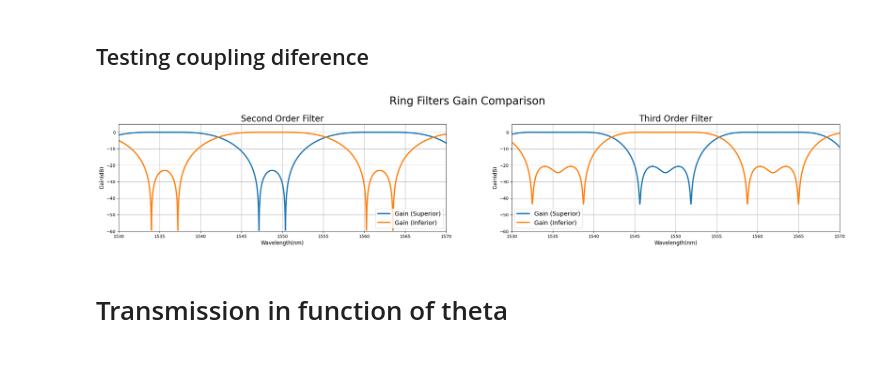
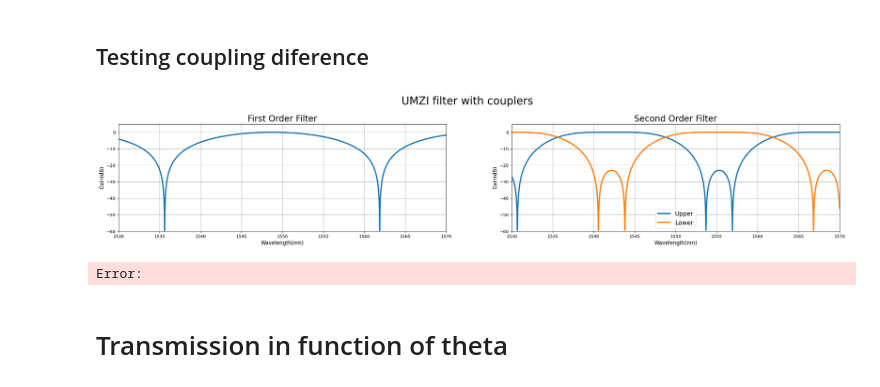
Before and after one commit to CaioRodrigues200/Programmable-Multifunctional-Circuit, a Jupyter notebook: Simulations/INTERCONNECT_Leo.ipynb, the cells around one changed output. Saved outputs shown, nothing was run; the diff lists cells and outputs as text; code cells hidden in the pictures.

Commit message:
Weekly update - Coupling coefficients

```diff
--- a/Simulations/INTERCONNECT_Leo.ipynb
+++ b/Simulations/INTERCONNECT_Leo.ipynb
@@ -913,4 +913,4 @@ figure9.savefig('../Media/UMZI Results/UMZI_unitary_cell_grain_3cells.png',bbox_
 # %% [markdown]
 ## Testing coupling diference
 # %%
-inter = lumapi.INTERCONNECT(filename='../cml/couplingcoefficient.icp')
+inter = lumapi.INTERCONNECT(filename='../cml/test.icp')
@@ -917,44 +999,42 @@ inter = lumapi.INTERCONNECT(filename='../cml/couplingcoefficient.icp')
 # %%
 inter.switchtolayout()
 inter.run()
-second_1 = inter.getresult('ONA_1','input 1/mode 1/gain')['TE gain (dB)']
-second_2 = inter.getresult('ONA_1','input 2/mode 1/gain')['TE gain (dB)']
-third_1 = inter.getresult('ONA_2','input 1/mode 1/gain')['TE gain (dB)']
-third_2 = inter.getresult('ONA_2','input 2/mode 1/gain')['TE gain (dB)']
+
+first = inter.getresult('ONA_1','input 1/mode 1/gain')['TE gain (dB)']
+second_1 = inter.getresult('ONA_2','input 1/mode 1/gain')['TE gain (dB)']
+second_2 = inter.getresult('ONA_2','input 2/mode 1/gain')['TE gain (dB)']
 
 points = 10001
 λ = np.linspace(simulation_band[0]*1e9,simulation_band[-1]*1e9, points)
 figure10, fig = plt.subplots(1, 2, figsize=[30, 5])
 
-figure10.suptitle('Ring Filters Gain Comparison', fontsize=25)
+figure10.suptitle('UMZI filter with couplers', fontsize=25)
 figure10.subplots_adjust(top=0.8)
 
-fig[0].set_title('Second Order Filter', fontsize=20)
+fig[0].set_title('First Order Filter', fontsize=20)
 fig[0].grid()
-fig[0].plot(λ, second_1, label='Gain (Superior)', linewidth=3)
-fig[0].plot(λ, second_2, label='Gain (Inferior)', linewidth=3)
-fig[0].legend(fontsize=14)
+fig[0].plot(λ, first, linewidth=3)
 fig[0].set_xlim(1530, 1570)
 fig[0].set_ylim(-60, 5)
-#fig[0].set_xticks([1540, 1550, 1560], ['1549.5', '1550', '1550.5'])
 fig[0].set_ylabel('Gain(dB)', fontsize=12)
 fig[0].set_xlabel('Wavelength(nm)', fontsize=12)
 
-fig[1].set_title('Third Order Filter', fontsize=20)
+fig[1].set_title('Second Order Filter', fontsize=20)
 fig[1].grid()
-fig[1].plot(λ, third_1, label='Gain (Superior)', linewidth=3)
-fig[1].plot(λ, third_2, label='Gain (Inferior)', linewidth=3)
+fig[1].plot(λ, second_1,label='Upper', linewidth=3)
+fig[1].plot(λ, second_2,label='Lower', linewidth=3)
 fig[1].legend(fontsize=14)
 fig[1].set_xlim(1530, 1570)
 fig[1].set_ylim(-60, 5)
-#fig[1].set_xticks([1549.5, 1550, 1550.5], ['1549.5', '1550', '1550.5'])
 fig[1].set_ylabel('Gain(dB)', fontsize=12)
 fig[1].set_xlabel('Wavelength(nm)', fontsize=12)
 
+
 # Salvar a figura
-figure10.savefig('../Media/UMZI Results/Coupling_Coeficient_test.png', bbox_inches='tight')
+figure10.savefig('../Media/UMZI Results/Coupling_Coeficient.png', bbox_inches='tight')
 # %% [output]
-[figure, old version]
+[figure, new version]
+Error:
 # %% [markdown]
 # Transmission in function of theta
 # %%
```
Also changed, not shown: parts of 4 cells of this notebook, 8 other files.
